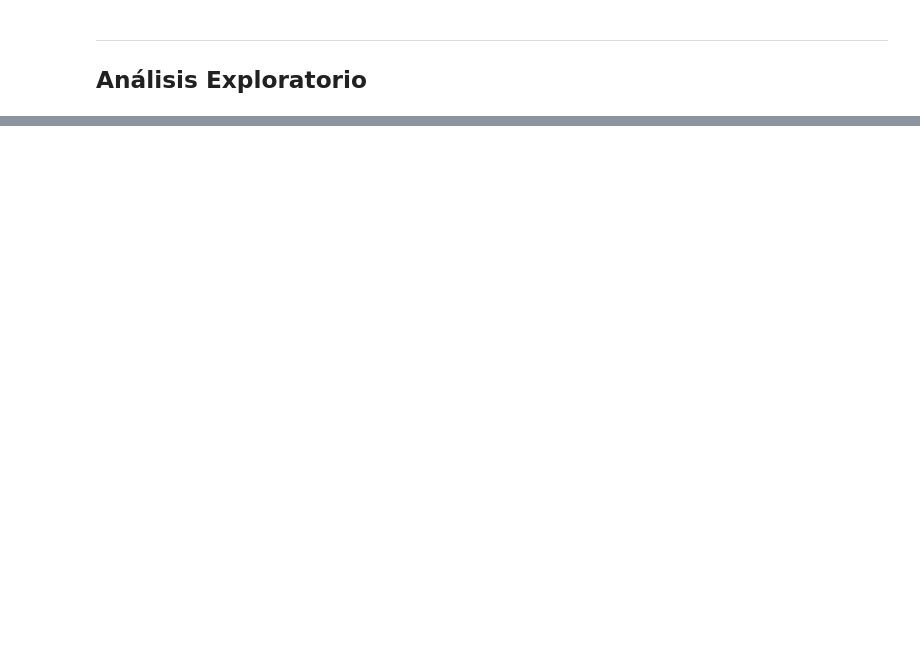
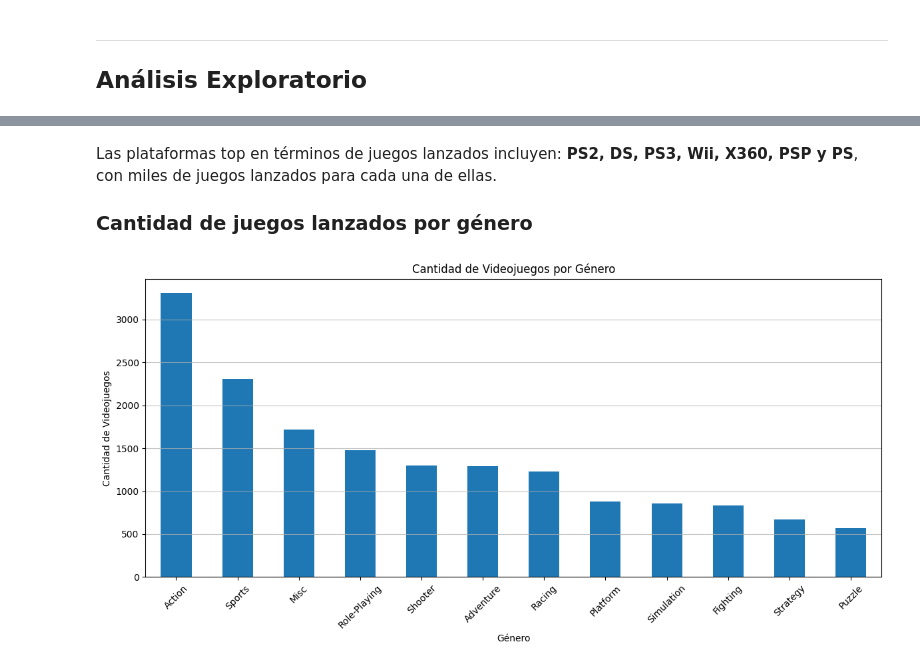
Before and after one commit to cruzdoscar/ice_store, a Jupyter notebook: EDA_videojuegos.ipynb, the cells around one changed output, grey strips where cells are left out. Saved outputs shown, nothing was run; the diff lists cells and outputs as text; code cells hidden in the pictures; blank space fills up the shorter version.

```diff
--- a/EDA_videojuegos.ipynb
+++ b/EDA_videojuegos.ipynb
@@ -430,0 +480,16 @@ None
+# %% [markdown]
+Las plataformas top en términos de juegos lanzados incluyen: **PS2, DS, PS3, Wii, X360, PSP y PS**, con miles de juegos lanzados para cada una de ellas.
+
+### Cantidad de juegos lanzados por género
+# %%
+plt.figure(figsize=(12, 6))
+df['genre'].value_counts().plot(kind='bar')  # Visualizamos la cantidad de videojuegos por género
+plt.title('Cantidad de Videojuegos por Género')
+plt.xlabel('Género')
+plt.ylabel('Cantidad de Videojuegos')
+plt.xticks(rotation=45)
+plt.grid(axis='y', alpha=0.75)
+plt.tight_layout()
+plt.show()
+# %% [output]
+[figure, added]
```
Also changed, not shown: parts of 17 cells of this notebook.
